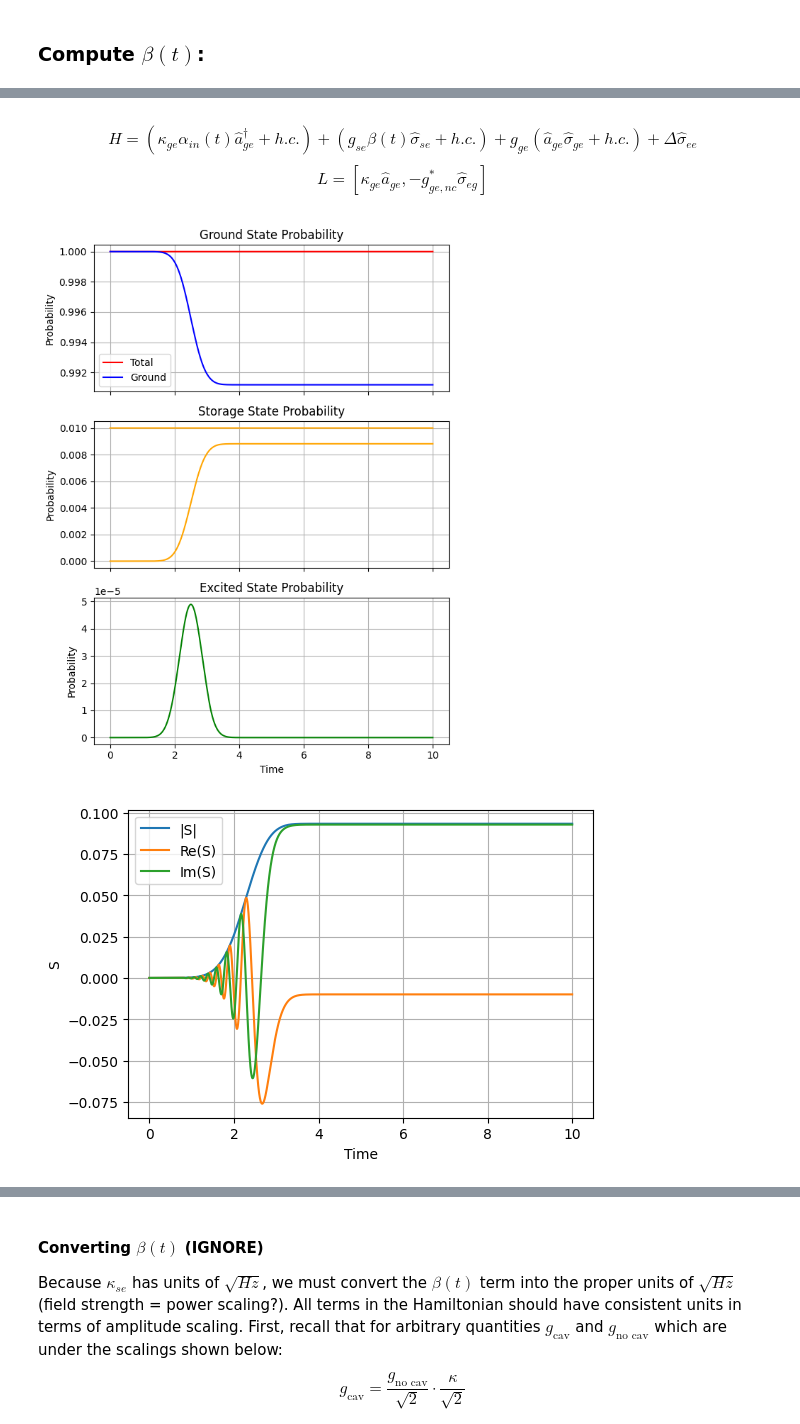
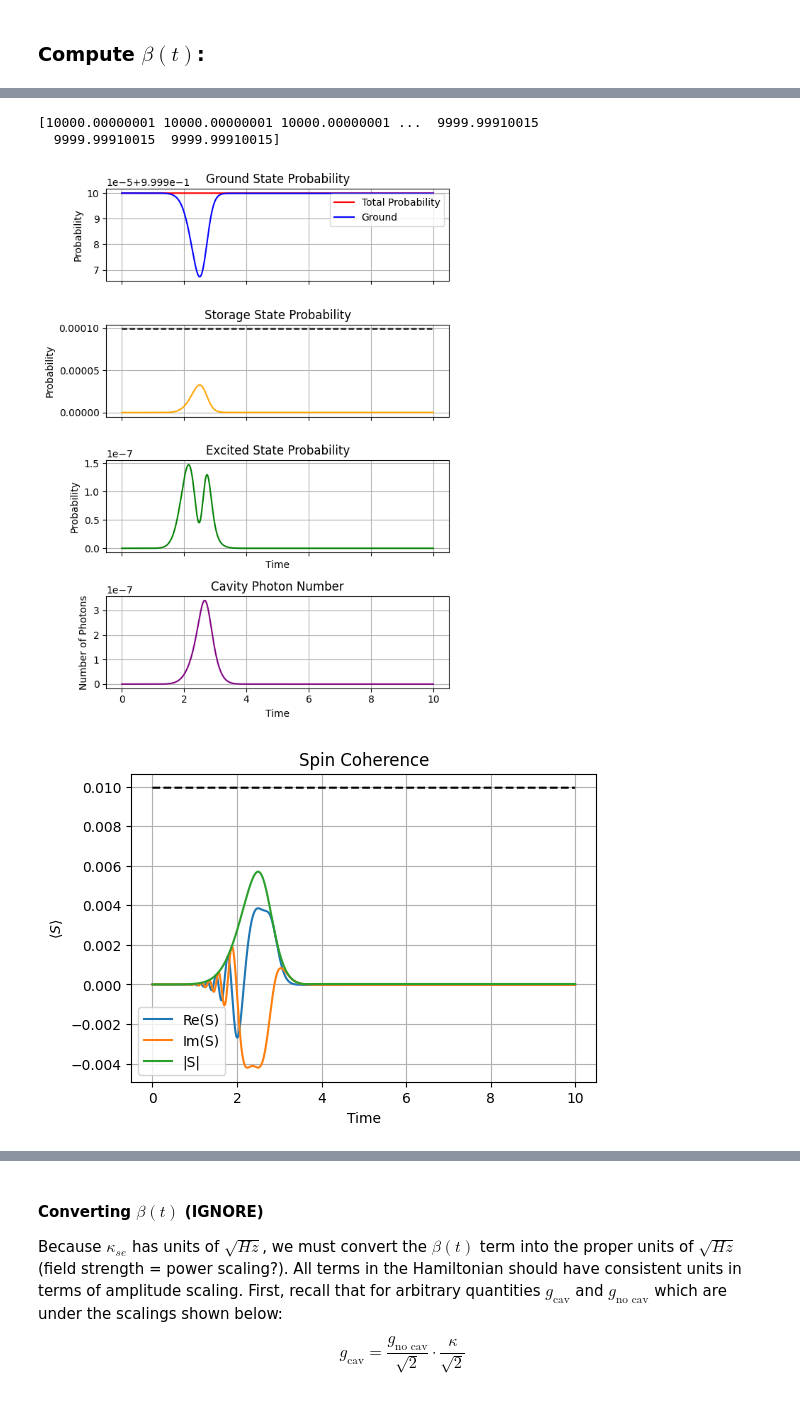
Before and after one commit to brianac687/rbq, a Jupyter notebook: 3LS/three_level_one_cavity.ipynb, the cells around one changed output, grey strips where cells are left out. Drawn from its saved outputs; the diff is of its cells as text; code cells hidden in the pictures.

Commit message:
Major changes (functional 3LS one cavity with corrections, storage+retrieval chain for 3LS with cavity)

```diff
--- a/3LS/three_level_one_cavity.ipynb
+++ b/3LS/three_level_one_cavity.ipynb
@@ -200,11 +247,15 @@ b = np.array(b)
 # %%
-# Returns the integral of |beta(t)|^2 from t[idx] to t[end_of_pulse]
-def get_h(beta_vals, idx, time):
-    T_index = np.where(time > T)[0][0] # find closest index corresponding to time T
-    if idx >= T_index:
-        h_val = 0
-    else:
-        h_val = integrate.simps(np.abs(beta_vals[idx:T_index])**2, time[idx:T_index]) # Integrate beta from time[idx] to time[T_index]
+# ---------------- h(t,T) FROM THE CLOSED FORM OF GORSHKOV EQ. (B3) ----------------
+above_T = np.where(time > T)[0]
+T_index = above_T[0] if len(above_T) else len(time) - 1
 
-    return h_val
+F_T = F[T_index] if F[T_index] > 0 else F[-1]
+F_hat = np.clip(F / F_T, 1e-300, None)      # normalised cumulative input energy
+h_vals = -B*np.log(F_hat)
+h_vals[T_index:] = 0.0                      # h(t,T) = 0 for t >= T
+
+# F(0) = 0 makes ln F_hat diverge; hold h flat there (beta = 0 at those points anyway, so this
+# only keeps h_vals plottable). Same idea as Gorshkov's t < T/100 cut-off.
+if (~nz).any() and nz.any():
+    h_vals[~nz] = h_vals[np.argmax(nz)]
 # %%
@@ -233,9 +285,8 @@ plt.legend()
-# %% [markdown]
-$$ H = (\kappa_{ge} \alpha_{in}(t) \hat{a}^\dagger_{ge} + h.c.) + (g_{se}\beta(t) \hat{\sigma}_{se} + h.c.) + g_{ge}(\hat{a}_{ge} \hat{\sigma}_{ge} + h.c.) + \Delta \hat{\sigma}_{ee} $$
-$$ L = [\kappa_{ge} \hat{a}_{ge},  -{g_{ge,nc}^*}\hat{\sigma}_{eg}] $$
 # %%
 ### ---------------------------- HAMILTONIAN ---------------------
-H0 = Delta * sig_ee_full # - 0.1*Delta * sig_ss_full - 0.1*Delta * sig_gg_full  # added small detuning for storage/ground state
+H0 = Delta * sig_ee_full
+#H0 = Delta * sig_ee_full + 0.001*Delta * sig_ss_full  # added small detuning for storage/ground state
+
 H_int = g_ge * (a_ge*sig_ge_full + a_ge.dag()*sig_eg_full)
 H_drive = [[a_ge.dag(), lambda t, args: kappa_ge*alpha_in(t)],
            [a_ge,       lambda t, args: np.conjugate(kappa_ge) * np.conjugate(alpha_in(t))],
@@ -244,23 +295,36 @@ H_drive = [[a_ge.dag(), lambda t, args: kappa_ge*alpha_in(t)],
 H = [[H0, 1], [H_int, 1]] + H_drive
 
 ### -------------------- COLLAPSE OPERATORS ---------------------
-c_ops = [kappa_ge*a_ge, -np.conjugate(g_ge_nocav)*sig_eg_full]
+if with_es_decay:
+    c_ops = [kappa_ge*a_ge, -np.conjugate(g_ge_nocav)*sig_eg_full, -np.conjugate(g_se)*sig_es_full]
+else:
+    c_ops = [kappa_ge*a_ge, -np.conjugate(g_ge_nocav)*sig_eg_full]
 
 ### -------------------- SIMULATE ---------------------
 # initial state: atom in ground state, cavity empty
 psi0 = tensor(basis(N_cav, 0), ground)
 # expectation operators
 e_ops = [sig_ee_full, sig_ss_full, sig_gg_full, # excited/storage/ground state population
-         sig_gs_full,  # S
+         sig_sg_full,  # S
          a_ge.dag() * a_ge] # number of photons in the ge cavity
 
-result = mesolve(H, psi0, time, c_ops, e_ops=e_ops)
+# Delta = 700, kappa_G = kappa^2/2 = 1250 and g_ge = 354 -> the state winds through ~1e4
+# radians over the run, so QuTiP's defaults (atol=1e-8, rtol=1e-6) are not enough (they cost
+# ~0.08% in eta and fake an N_cav dependence). CHANGED: tightened from atol=1e-10, rtol=1e-8
+# to the tolerances funcs_3LS.three_level_simulation() uses, at which eta_s and the
+# orthogonal-template leakage are flat in N_cav to 7 digits.
+result = mesolve(H, psi0, time, c_ops, e_ops=e_ops, options={'atol': 1e-12, 'rtol': 1e-10})
 # %%
 prob_e = result.expect[0]
 prob_s = result.expect[1]
 prob_g = result.expect[2]
 S = result.expect[3]
-plot_probs(time, prob_g, prob_e, prob_s, S, input_photon_number)
+n_cav = result.expect[4]
+
+print(prob_g/input_photon_number)
+plot_probs(time, prob_g, prob_e, prob_s, S, n_cav, input_photon_number, input_photon_number*C_ge/(1+C_ge))
 # %% [output]
+[10000.00000001 10000.00000001 10000.00000001 ...  9999.99910015
+  9999.99910015  9999.99910015]
-[figure, old version]
+[figure, new version]
-[figure, old version]
+[figure, new version]
```
Also changed, not shown: parts of 23 cells of this notebook, 16 other files.
